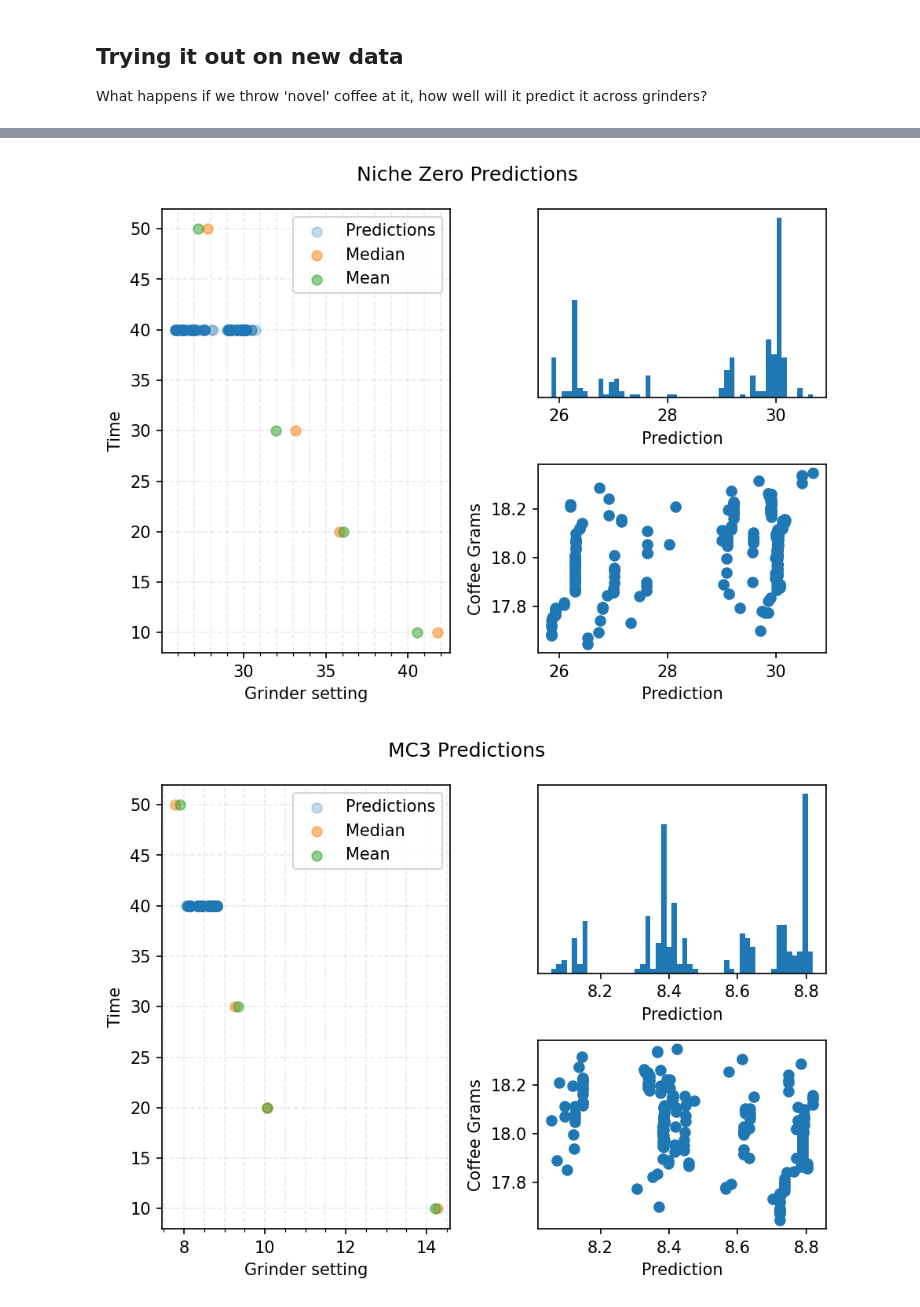
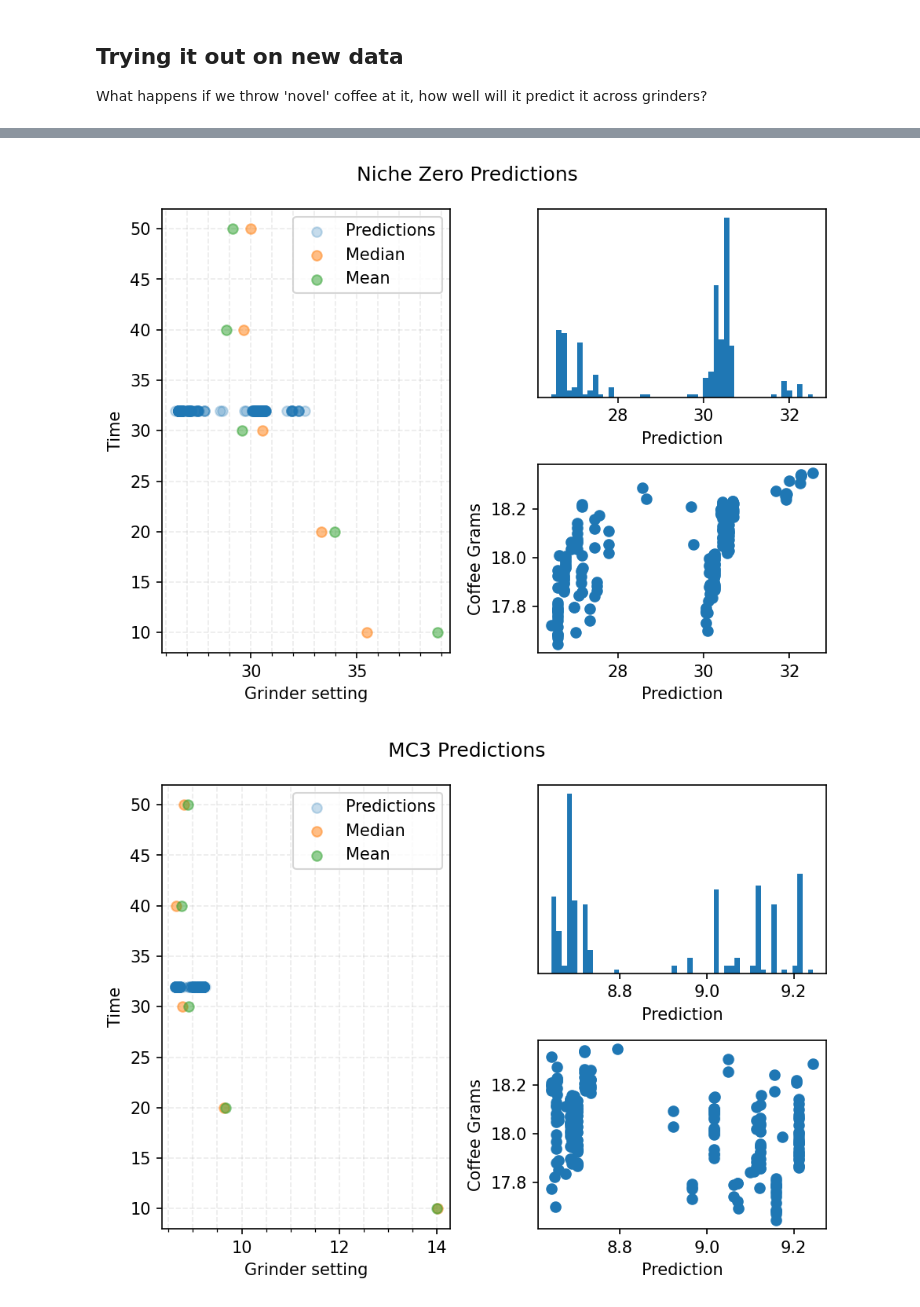
Before and after one commit to badisa/optpresso, a Jupyter notebook: notebooks/alternative_models.ipynb, the cells around one changed output, grey strips where cells are left out. Saved outputs shown, nothing was run; the diff lists cells and outputs as text; code cells hidden in the pictures.

```diff
--- a/notebooks/alternative_models.ipynb
+++ b/notebooks/alternative_models.ipynb
@@ -312,9 +312,9 @@ Modify the data dictionary to run the trained model.
 # %%
 data = {
-    "coffee": "Cog - Colombia Vecinas 73",
+    "coffee": "Gimme! - Leftist",
     "coffeegrams": 18.0,
-    "roastdate": "10/13/22",
-    "time": 40,
+    "roastdate": "10/12/22",
+    "time": 32,
     "output": 36.0,
     "machine": "Decent DE1PRO",
     "machineprofile": "",
@@ -325,15 +325,15 @@ data = {
 data["date"] = date.today().strftime("%m/%d/%Y")
 data["grindersetting"] = 0.5  # Meaningless value
 
-test_df = pd.DataFrame.from_dict([data])
-test_df = prepare_dataframe(test_df)
+data_df = pd.DataFrame.from_dict([data])
+data_df = prepare_dataframe(data_df)
 
 for field in ["roaster", "coffee", "machine", "machineprofile"]:
-    check_value_exists(field, test_df, df)
+    check_value_exists(field, data_df, df)
 
 profile_df = training[
-    (training.machine == test_df.machine.values[0])
-    & (training.machineprofile == test_df.machineprofile.values[0])
+    (training.machine == data_df.machine.values[0])
+    & (training.machineprofile == data_df.machineprofile.values[0])
 ]
 
 weight_values = np.array(df.coffeegrams.unique())
@@ -351,11 +351,30 @@ sample_times = list(
 )
 prediction_time = data["time"]
 
+test_df = data_df.copy()
+
+# Look at the all the different coffeegrams that passed the threshold
+for val in weight_values:
+    median_output = df[df.coffeegrams == val].output.median()
+
+    # If there is no median value or output is greater than 5% diff, ignore
+    if np.isnan(median_output) or percent_diff(data["output"], median_output) > 0.05:
+        continue
+    weight_df = data_df.copy()
+    weight_df["coffeegrams"] = [val]
+    weight_df["output"] = [median_output]
+    test_df = pd.concat([test_df, weight_df])
+
+# Recompute brewratio
+test_df["brewratio"] = (
+    test_df.output / test_df.coffeegrams
+)
+
 for grinder in df.grinder.unique():
     if data["grinder"] is not None and data["grinder"].lower() != grinder.lower():
         continue
     test_grinder_df = test_df.copy()
-    test_grinder_df = test_grinder_df.assign(grinder=[grinder])
+    test_grinder_df = test_grinder_df.assign(grinder=[grinder] * len(test_grinder_df))
     grinder_df = df[
         df.grinder == grinder
     ]
@@ -378,32 +397,11 @@ for grinder in df.grinder.unique():
     if prediction_time not in sample_times:
         sample_times.append(prediction_time)
 
+    for time in sample_times:
+        test_grinder_df["time"] = [time] * len(test_grinder_df)
 
-    for time in sample_times:
-        test_grinder_df["time"] = [time]
-        x_set = [
-            prepare_df_for_modeling(
-                test_grinder_df, "grindersetting", drop_cols=dropped, encoders=encs
-            )[0][0]
-        ]
-        # Look at the all the different coffeegrams values within a threshold
-        for val in weight_values:
-            median_output = df[df.coffeegrams == val].output.median()
-
-            # If output is greater than 5% diff or there is no median value, ignore
-            if np.isnan(median_output) or percent_diff(data["output"], median_output) > 0.05:
-                continue
-            test_grinder_df["coffeegrams"] = [val]
-            test_grinder_df["output"] = [median_output]
-            test_grinder_df["brewratio"] = (
-                test_grinder_df.output / test_grinder_df.coffeegrams
-            )
-            x_test, _ = prepare_df_for_modeling(
-                test_grinder_df, "grindersetting", drop_cols=dropped, encoders=encs
-            )
-            x_set.append(x_test[0])
-            grams_idx = np.argwhere(x_set[-1] == val).reshape(-1)
-        x_set = np.array(x_set)
+        x_set, _ = prepare_df_for_modeling(test_grinder_df, "grindersetting", drop_cols=dropped, encoders=encs)
+        grams_idx = np.argwhere(x_set[-1] == test_grinder_df.coffeegrams.values[-1]).reshape(-1)
         pred_fit = regr.predict(x_set)
 
         if time == prediction_time:
@@ -426,32 +424,32 @@ for grinder in df.grinder.unique():
             times.append(time)
 
     plot3.scatter(med, times, label="Median", alpha=0.5)
     plot3.scatter(mean, times, label="Mean", alpha=0.5)
 
     reference_vals = grinder_df[
         (grinder_df.coffee == test_df.coffee.values[0])
         & (grinder_df.roaster == test_df.roaster.values[0])
         & (grinder_df.roastdate == test_df.roastdate.values[0])
         & (grinder_df.machine.str.lower() == test_df.machine.str.lower().values[0])
         & (grinder_df.grinder == grinder)
         & (grinder_df.machineprofile.str.lower() == test_df.machineprofile.str.lower().values[0])
     ]
     if len(reference_vals):
         plot3.scatter(
             reference_vals.grindersetting,
             reference_vals.time,
             label="Reference",
             marker="x",
         )
 
     plot3.set_ylabel("Time")
     plot3.set_xlabel("Grinder setting")
     plot3.get_xaxis().set_minor_locator(AutoMinorLocator())
     plot3.legend()
     plot3.set_axisbelow(True)
     plot3.grid(linestyle="--", which="both", alpha=.25)
     fig.tight_layout()
     plt.show()
 # %% [output]
-[figure, old version]
+[figure, new version]
-[figure, old version]
+[figure, new version]
```
Also changed, not shown: parts of 10 cells of this notebook.
